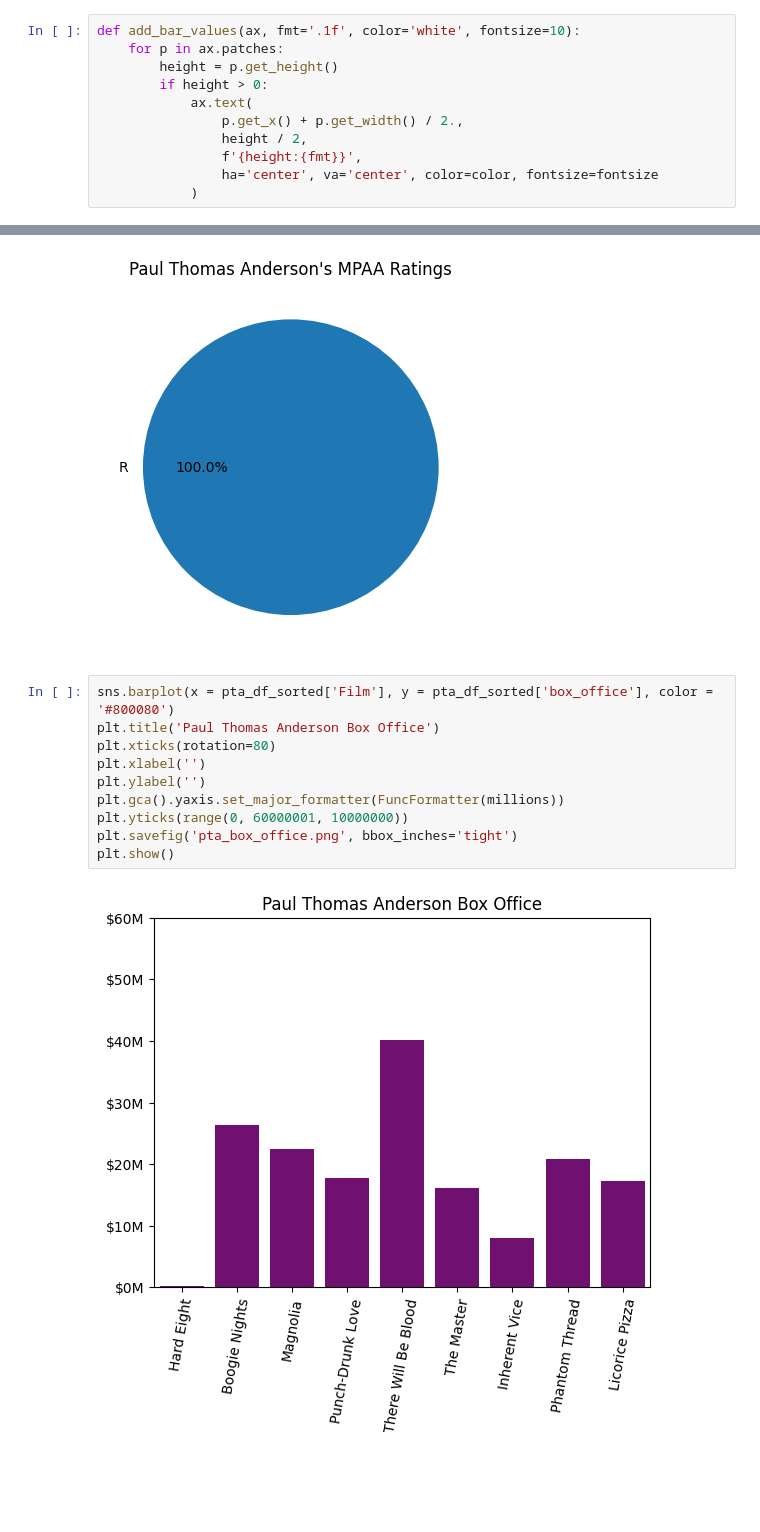
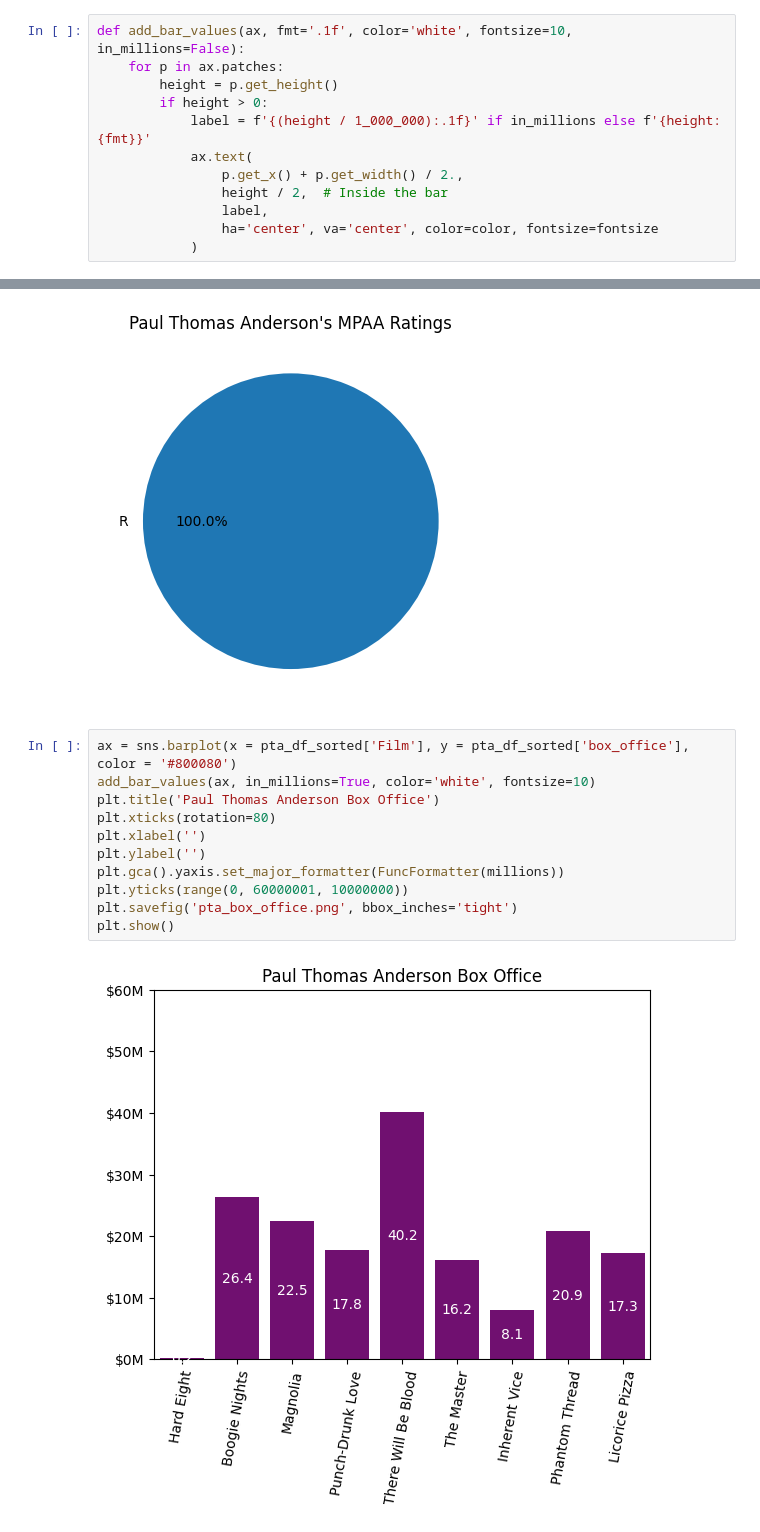
Before and after one commit to DKSaller/Anderson-v-Anderson, a Jupyter notebook: Notebook/capstone.ipynb, the cells around one changed output, grey strips where cells are left out. Drawn from its saved outputs; the diff is of its cells as text; blank space fills up the shorter version.

```diff
--- a/Notebook/capstone.ipynb
+++ b/Notebook/capstone.ipynb
@@ -1622,14 +1622,15 @@ wes_df
 # %%
 wes_df_sorted = wes_df.sort_values('Release_Year')
 # %%
-def add_bar_values(ax, fmt='.1f', color='white', fontsize=10):
+def add_bar_values(ax, fmt='.1f', color='white', fontsize=10, in_millions=False):
     for p in ax.patches:
         height = p.get_height()
         if height > 0:
+            label = f'{(height / 1_000_000):.1f}' if in_millions else f'{height:{fmt}}'
             ax.text(
                 p.get_x() + p.get_width() / 2.,
-                height / 2,
-                f'{height:{fmt}}',
+                height / 2,  # Inside the bar
+                label,
                 ha='center', va='center', color=color, fontsize=fontsize
             )
 # %%
@@ -1777,14 +1779,15 @@ plt.show()
 # %% [output]
 [figure]
 # %%
-sns.barplot(x = pta_df_sorted['Film'], y = pta_df_sorted['box_office'], color = '#800080')
+ax = sns.barplot(x = pta_df_sorted['Film'], y = pta_df_sorted['box_office'], color = '#800080')
+add_bar_values(ax, in_millions=True, color='white', fontsize=10)
 plt.title('Paul Thomas Anderson Box Office')
 plt.xticks(rotation=80)
 plt.xlabel('')
 plt.ylabel('')
 plt.gca().yaxis.set_major_formatter(FuncFormatter(millions))
 plt.yticks(range(0, 60000001, 10000000))
 plt.savefig('pta_box_office.png', bbox_inches='tight')
 plt.show()
 # %% [output]
-[figure, old version]
+[figure, new version]
```
Also changed, not shown: parts of 8 cells of this notebook, 1 other file.
